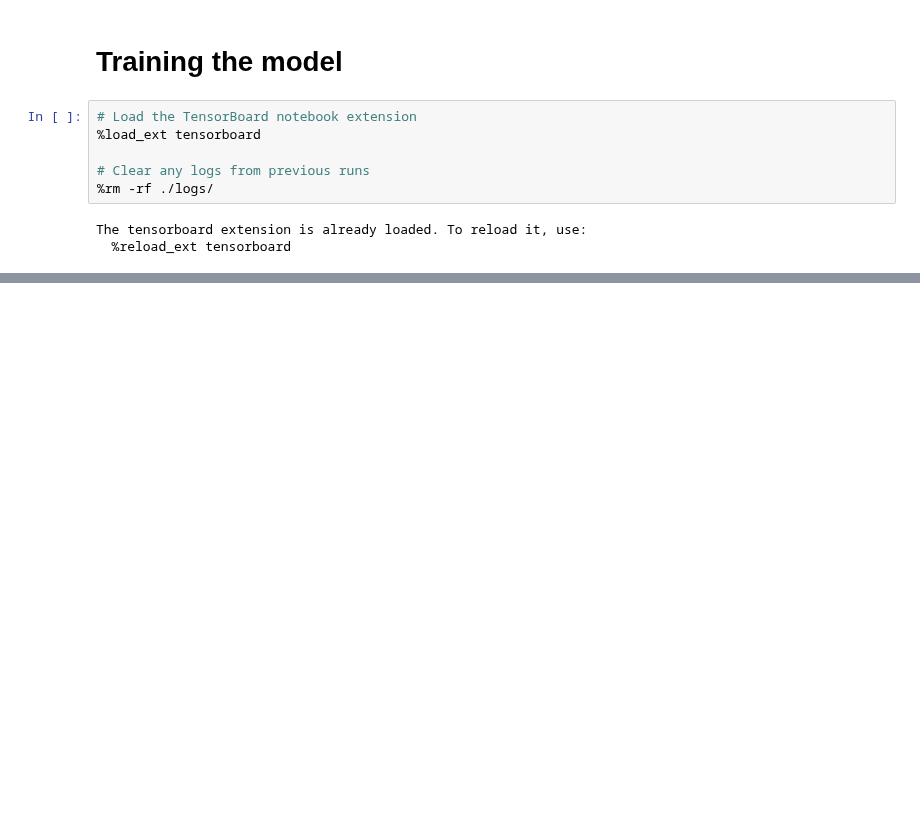
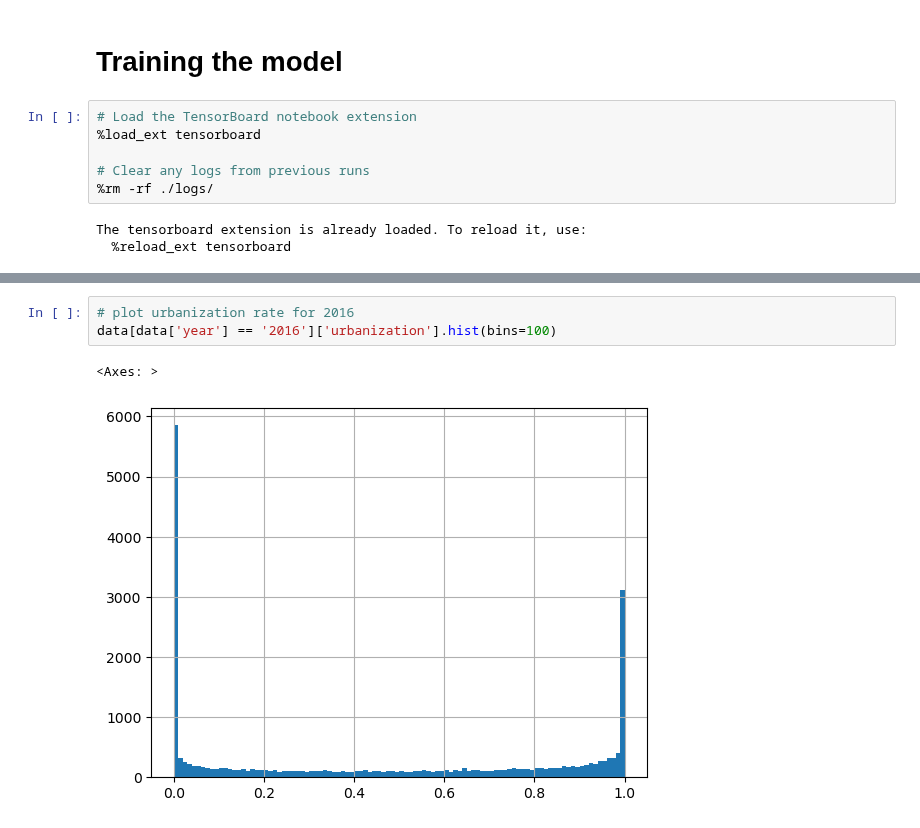
Before and after one commit to victor-radermecker/AdvancedLandCoverAnalytics-Pipeline, a Jupyter notebook: Notebooks/ConvLSTM.ipynb, the cells around one changed output, grey strips where cells are left out. Drawn from its saved outputs; the diff is of its cells as text; blank space fills up the shorter version.

```diff
--- a/Notebooks/ConvLSTM.ipynb
+++ b/Notebooks/ConvLSTM.ipynb
@@ -314,0 +362,6 @@ KeyboardInterrupt:
+# %%
+# plot urbanization rate for 2016
+data[data['year'] == '2016']['urbanization'].hist(bins=100)
+# %% [output]
+<Axes: >
+[figure, added]
```
Also changed, not shown: parts of 8 cells of this notebook, 4 other files.
